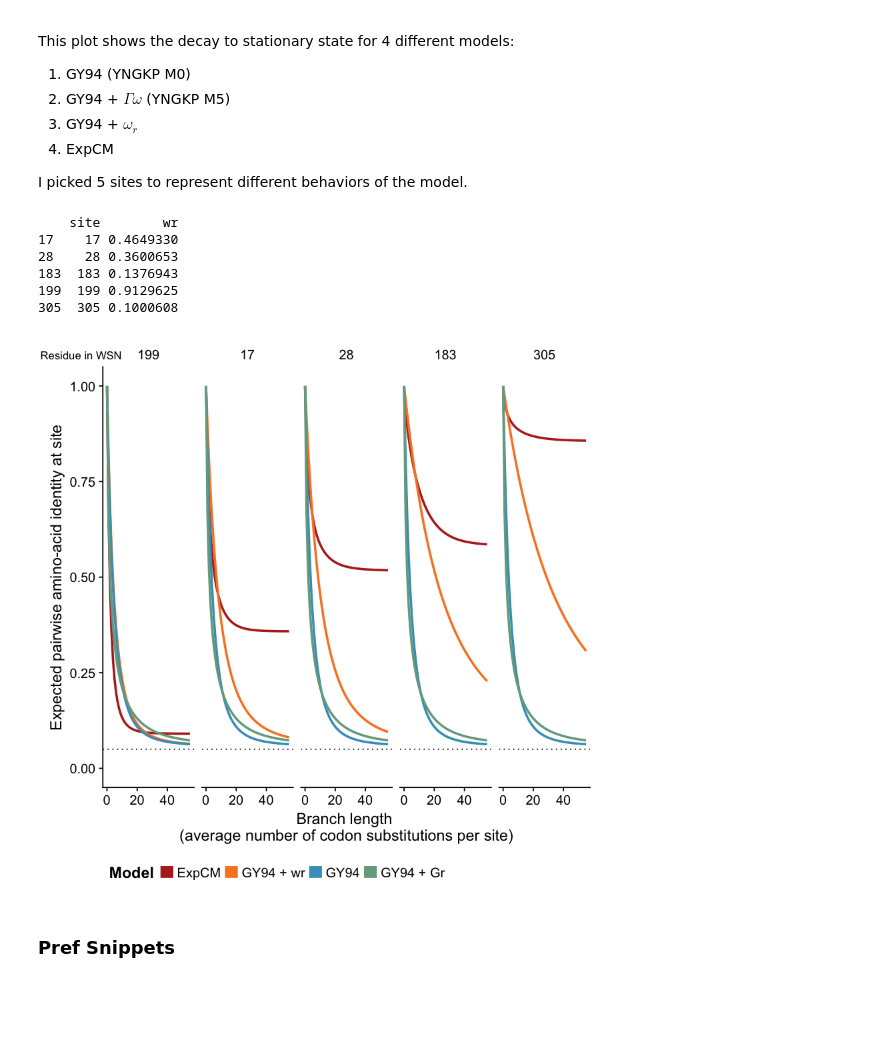
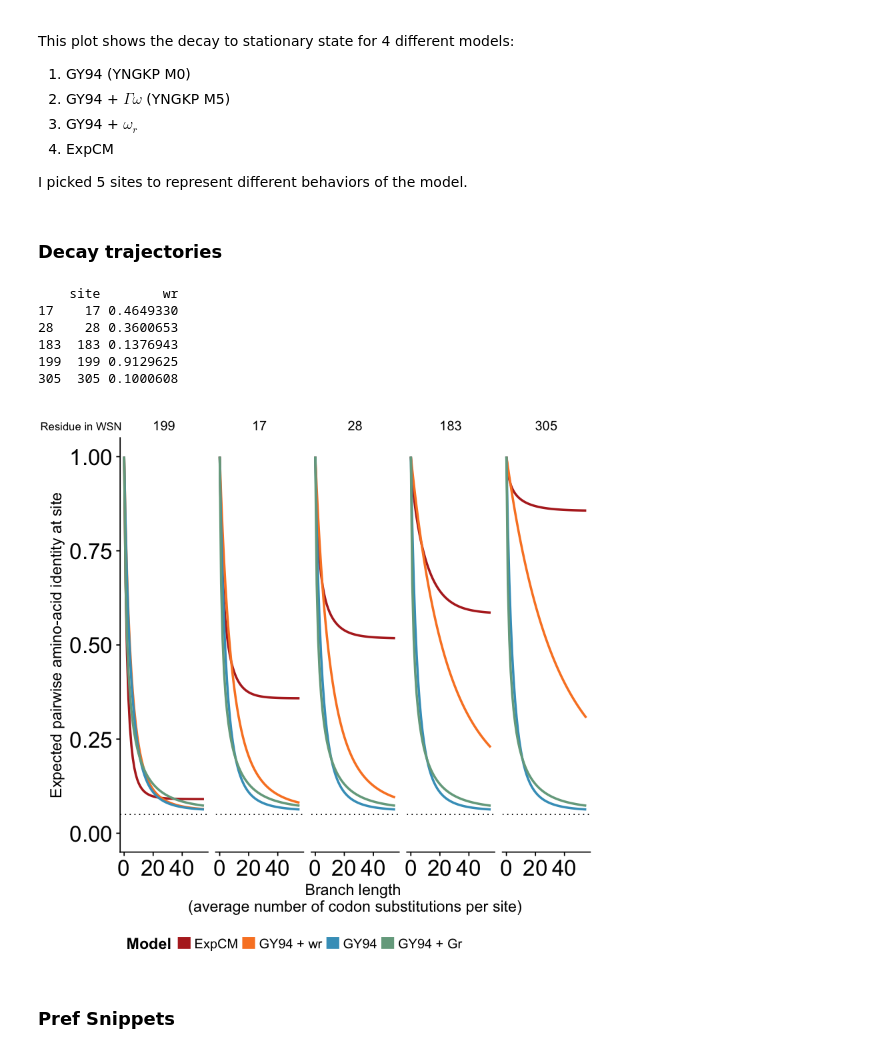
Before and after one commit to jbloomlab/divergence_timing_manuscript, a Jupyter notebook: manuscript/figures/figures.ipynb, the cells around one changed output. Cells and saved outputs as stored; diff of their text form; code cells hidden in the pictures; blank space fills up the shorter version.

Commit message:
tweaks to decay figure

```diff
--- a/manuscript/figures/figures.ipynb
+++ b/manuscript/figures/figures.ipynb
@@ -190,40 +190,42 @@ This plot shows the decay to stationary state for 4 different models:
 4. ExpCM
 
 I picked 5 sites to represent different behaviors of the model.
+# %% [markdown]
+### Decay trajectories
 # %%
 df = read.csv("../../analysis/decay_to_stationary/outputs/expected_identity_given_time_t.csv")
 targets = c(199,17,28,183,305) # sites to include in the plot
 time = 55 # width of the x-axis
 df = df[is.element(df$Site, targets),]
 
 myColors <- c(red, orange, blue, green)
 fillScale <- scale_fill_manual(name = "Model", values = myColors)
 colorScale <- scale_color_manual(name = "Model", values = myColors)
 
 df$Site_f = factor(df$Site, levels=targets)
 df$Model = factor(df$Model, levels = c("ExpCM", "GY94 + wr", "GY94", "GY94 + Gr"))
 
 df <- df[which(df[,3]<=time),]
 
 p <- ggplot(df, aes(Time,f,color=Model)) + geom_line(size=1.0) + ylim(0,1.0)
 p <- p + facet_grid(~Site_f) + geom_hline(yintercept = 0.05, color = black, linetype = "dotted")
-p <- p + theme(strip.background = element_blank(), legend.position = "bottom", legend.title= element_text(face="bold"), axis.text = element_text(size=12))
+p <- p + theme(strip.background = element_blank(), legend.position = "bottom", legend.title= element_text(face="bold"), axis.text = element_text(size=20))
 p <- p + xlab("Branch length \n(average number of codon substitutions per site)") + ylab("Expected pairwise amino-acid identity at site")
 p <- p + colorScale + guides(colour = guide_legend(override.aes = list(size=5)))
 ggdraw(p) + draw_label("Residue in WSN", x = 0.15, y = 0.97, vjust = 1, hjust = 1, size = 10)
 ggsave("_raw_decay.png", width=9, height=5)
 
 wr = read.csv("../../analysis/decay_to_stationary/outputs/spielman_wr.csv")
 wr = wr[is.element(wr$site, targets),]
 print(wr)
 # %% [output]
     site        wr
 17    17 0.4649330
 28    28 0.3600653
 183  183 0.1376943
 199  199 0.9129625
 305  305 0.1000608
-[figure, old version]
+[figure, new version]
 # %% [markdown]
 ### Pref Snippets
 # %%
```
Also changed, not shown: parts of 1 cell of this notebook, 4 other files.
